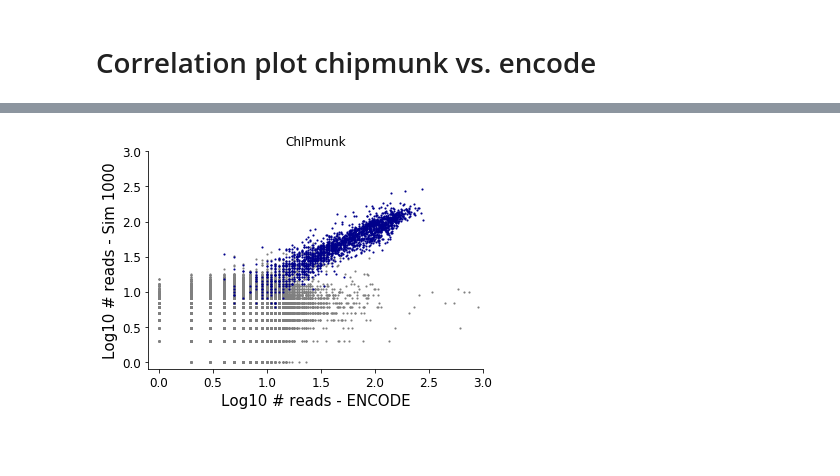
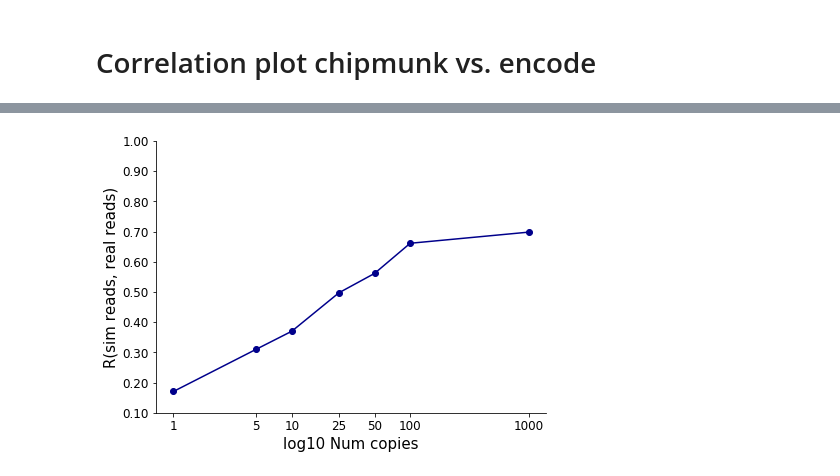
Before and after one commit to gymreklab/chips, a Jupyter notebook: paper-methods/FigureNotebooks/ChIPMunk_SuppFigNC.ipynb, the cells around one changed output, grey strips where cells are left out. Drawn from its saved outputs; the diff is of its cells as text; code cells hidden in the pictures; blank space fills up the shorter version.

Commit message:
adding eval cell num ctcf

```diff
--- a/paper-methods/FigureNotebooks/ChIPMunk_SuppFigNC.ipynb
+++ b/paper-methods/FigureNotebooks/ChIPMunk_SuppFigNC.ipynb
@@ -41,7 +36,7 @@ binannot = pd.concat([peakbins, nopeakbins]).drop_duplicates()
 
 # Load bin data - chipmunk
 enc_bins = pd.read_csv(os.path.join(DATADIR, factor.strip("_nobam"), factor.strip("_nobam")+".ENCODE.cov.%skb.bed"%binsize), usecols=[1,2,3], names=["pos","end","enc.counts"], sep="\t")
-sim_bins = pd.read_csv(os.path.join(DATADIR, factor, factor+".%s.cov.%skb.bed"%(nc, binsize)), usecols=[3], names=["sim.counts"], sep="\t")
+sim_bins = pd.read_csv(os.path.join(DATADIR, factor, factor+".%s.cov.%skb.bed"%(use_nc, binsize)), usecols=[3], names=["sim.counts"], sep="\t")
 bindata = pd.DataFrame({"pos": enc_bins["pos"], "end":enc_bins["end"], \
                         "enc.counts": enc_bins["enc.counts"], \
                         "sim.counts": sim_bins["sim.counts"]})
@@ -60,10 +55,10 @@ ax.scatter(np.log10(bindata[~bindata["overlap"]]["enc.counts"]+pc),
 ax.scatter(np.log10(bindata[bindata["overlap"]]["enc.counts"]+pc),
           np.log10(bindata[bindata["overlap"]]["sim.counts"]+pc),
           color="darkblue", alpha=alpha,  marker=".", s=5)
-ax.set_xlim(left=-0.1, right=3.0)
-ax.set_ylim(bottom=-0.1, top=3.0)
+ax.set_xlim(left=-0.1, right=2.5)
+ax.set_ylim(bottom=-0.1, top=2.5)
 ax.set_xlabel("Log10 # reads - ENCODE", size=15)
-ax.set_ylabel("Log10 # reads - Sim %s"%nc, size=15)
+ax.set_ylabel("Log10 # reads - Sim %s"%use_nc, size=15)
 ax.spines['right'].set_visible(False)
 ax.spines['top'].set_visible(False)
 ax.yaxis.set_ticks_position('left')
@@ -71,5 +66,15 @@ ax.xaxis.set_ticks_position('bottom')
 ax.set_xticklabels(["%0.1f"%item for item in ax.get_xticks()], size=12)
 ax.set_yticklabels(["%0.1f"%item for item in ax.get_yticks()], size=12);
 ax.set_title("ChIPmunk")
-fig.savefig(os.path.join(OUTDIR, "SuppFig_BinsExample_vsNC_scatter_%s_chipmunk.pdf"%factor))
+#fig.savefig(os.path.join(PDFDIR, "Fig1f_BinsExample_vsNC_scatter_H3K27ac.pdf"))
+
+# Print corr
+for b in [bindata]:
+    peakbins_corr = (spst.pearsonr(np.log10(b[b["overlap"]]["enc.counts"]+pc), np.log10(b[b["overlap"]]["sim.counts"]+pc)))
+    nopeakbins_corr = (spst.pearsonr(np.log10(b[~b["overlap"]]["enc.counts"]+pc), np.log10(b[~b["overlap"]]["sim.counts"]+pc)))
+    all_corr = (spst.pearsonr(np.log10(b["enc.counts"]+pc), np.log10(b["sim.counts"]+pc)))
+
+    print("Overlap: %s"%str(peakbins_corr))
+    print("No overlap: %s"%str(nopeakbins_corr))
+    print("All: %s"%str(all_corr))
 # %% [output]
@@ -77,45 +85,36 @@ FileNotFoundError: File b'/storage/mgymrek/chipmunk/fig1_eval/GM12878_CTCF_ENCFF
 # %%
-chipulate_nc = 1000000
+#### get corr for different cell nums
+enc_bins = pd.read_csv(os.path.join(DATADIR, factor, factor+".ENCODE.cov.%skb.bed"%binsize), usecols=[1,2,3], names=["pos","end","enc.counts"], sep="\t")
 
-# Load bin data - chipulate
-sim_bins2 = pd.read_csv(os.path.join(DATADIR, factor, factor+".%s.chipulate.cov.%skb.bed"%(chipulate_nc, binsize)), usecols=[3], names=["sim.counts"], sep="\t")
-bindata2 = pd.DataFrame({"pos": enc_bins["pos"], "end":enc_bins["end"], \
-                        "enc.counts": enc_bins["enc.counts"], \
-                        "sim.counts": sim_bins2["sim.counts"]})
-bindata2 = bindata2[bindata2["enc.counts"]+bindata2["sim.counts"]>0]
-bindata2 = pd.merge(bindata2, binannot, on=["pos","end"])
+ncs = [1, 5, 10, 25, 50, 100, 1000]
+rvals_peak = []
+for nc in ncs:
+    sim_bins = pd.read_csv(os.path.join(DATADIR, factor, factor+".%s.cov.%skb.bed"%(nc, binsize)), usecols=[3], names=["sim.counts"], sep="\t")
+    bindata = pd.DataFrame({"pos": enc_bins["pos"], "end": enc_bins["end"],
+                            "enc.counts": enc_bins["enc.counts"], "sim.counts": sim_bins["sim.counts"]})
+    bindata = bindata[bindata["enc.counts"]+bindata["sim.counts"]>0]
+    bindata = pd.merge(bindata, binannot, on=["pos","end"])
+
+    # separate by overlap/no overlap peaks
+    r_peak = spst.pearsonr(np.log10((bindata[bindata["overlap"]]["enc.counts"])+pc), np.log10(bindata[bindata["overlap"]]["sim.counts"]+pc))[0]
+    rvals_peak.append(r_peak)
 
 fig = plt.figure()
-fig.set_size_inches((6, 4))
+fig.set_size_inches((7, 5))
 ax = fig.add_subplot(111)
-ax.scatter(np.log10(bindata2[~bindata2["overlap"]]["enc.counts"]+pc),
-          np.log10(bindata2[~bindata2["overlap"]]["sim.counts"]+pc),
-          color="black", alpha=alpha, marker=".")
-ax.scatter(np.log10(bindata2[bindata2["overlap"]]["enc.counts"]+pc),
-          np.log10(bindata2[bindata2["overlap"]]["sim.counts"]+pc),
-          color="darkblue", alpha=alpha,  marker=".")
-#ax.set_xlim(left=0.5, right=3.0)
-#ax.set_ylim(bottom=0.5, top=3.0)
-ax.set_xlabel("Log10 # reads - ENCODE", size=15)
-ax.set_ylabel("Log10 # reads - Sim %s"%nc, size=15)
+ax.plot(np.log10(ncs), rvals_peak, marker="o", color="darkblue");
+ax.set_xlabel("log10 Num copies", size=15)
+ax.set_ylabel("R(sim reads, real reads)", size=15)
 ax.spines['right'].set_visible(False)
 ax.spines['top'].set_visible(False)
 ax.yaxis.set_ticks_position('left')
 ax.xaxis.set_ticks_position('bottom')
-ax.set_xticklabels(["%0.1f"%item for item in ax.get_xticks()], size=12)
-ax.set_yticklabels(["%0.1f"%item for item in ax.get_yticks()], size=12);
-ax.set_title("Chipulate")
-fig.savefig(os.path.join(OUTDIR, "SuppFig_BinsExample_vsNC_scatter_%s_chipulate.pdf"%factor))
-
-
-
-# Print corr
-for b in [bindata, bindata2]:
-    peakbins_corr = (scipy.stats.pearsonr(np.log10(b[b["overlap"]]["enc.counts"]+pc), np.log10(b[b["overlap"]]["sim.counts"]+pc)))
-    nopeakbins_corr = (scipy.stats.pearsonr(np.log10(b[~b["overlap"]]["enc.counts"]+pc), np.log10(b[~b["overlap"]]["sim.counts"]+pc)))
-    all_corr = (scipy.stats.pearsonr(np.log10(b["enc.counts"]+pc), np.log10(b["sim.counts"]+pc)))
-
-    print("Overlap: %s"%str(peakbins_corr))
-    print("No overlap: %s"%str(nopeakbins_corr))
-    print("All: %s"%str(all_corr))
+if "H3K27ac" in factor:
+    ax.set_ylim(bottom=0.8, top=1.0)
+else:
+    ax.set_ylim(bottom=0.1, top=1.0)
+ax.set_xticks(np.log10(ncs))
+ax.set_xticklabels(ncs, size=12)
+ax.set_yticklabels(["%0.2f"%item for item in ax.get_yticks()], size=12);
+#fig.savefig(os.path.join(PDFDIR, "Fig1g_BinsExample_vsNC_H3K27ac.pdf"))
 # %% [output]
@@ -128 +121 @@ All: (0.6203457363636471, 0.0)
-[figure, old version]
+[figure, new version]
```
Also changed, not shown: parts of 7 cells of this notebook, 8 other files.
